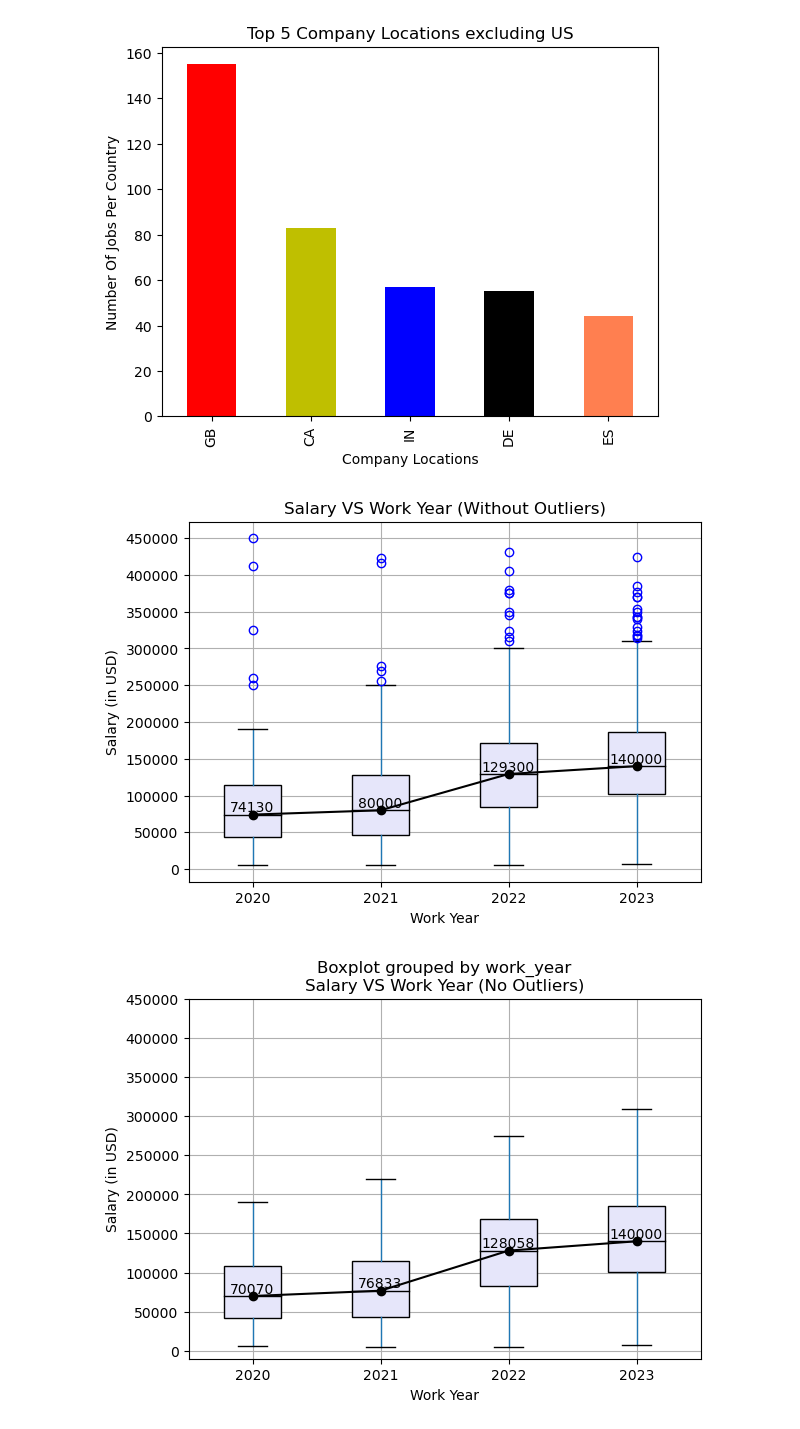
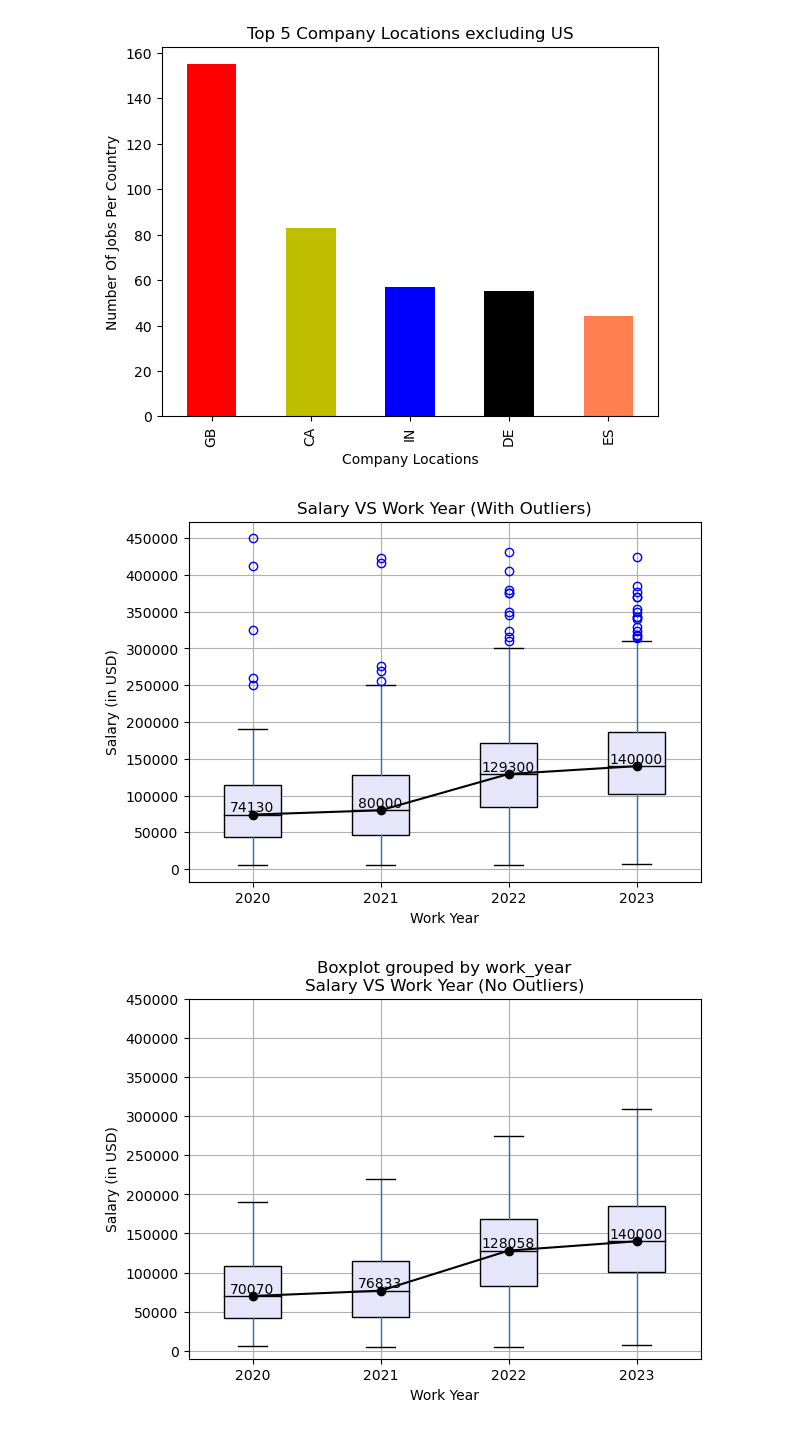
Before and after one commit to garimac12/project_acai, a Jupyter notebook: Project_NN.ipynb, the cells around one changed output. Saved outputs shown, nothing was run; the diff lists cells and outputs as text; code cells hidden in the pictures.

```diff
--- a/Project_NN.ipynb
+++ b/Project_NN.ipynb
@@ -180,35 +180,35 @@ median_positions = range(1, len(medians) + 1)
 # Create the boxplot
 boxplot = df.boxplot(
     column=["salary_in_usd"],
     by=["work_year"],
     patch_artist=True,
     boxprops=dict(facecolor=c),
     flierprops=dict(color=a, markeredgecolor=a),
     medianprops=dict(color=b),
 )
 
 # Add median values as annotations inside the box
 for i, med in enumerate(medians):
     plt.text(median_positions[i], med, f"{med:.0f}", ha="center", va="bottom", color=b)
 
 # Draw lines connecting the medians
 plt.plot(median_positions, medians, marker='o', color=b, linestyle='-')
 
-plt.title("Salary VS Work Year (Without Outliers)")
+plt.title("Salary VS Work Year (With Outliers)")
 plt.xlabel("Work Year")
 plt.ylabel("Salary (in USD)")
 plt.suptitle("")  # This removes the automatic title generated by boxplot()
 plt.xticks(ticks=median_positions, labels=medians.index)  # Set x-tick labels to be work years
 
 y_ticks = np.arange(0, 500000, 50000)
 plt.yticks(y_ticks)
 
 # Saving Plot to output_data_NN
 plt.savefig("output_data_NN/Fig3_salary_workyear_outliers.png")
 
 plt.show()
 # %% [output]
-[figure, old version]
+[figure, new version]
 # %%
 import pandas as pd
 import matplotlib.pyplot as plt
```
